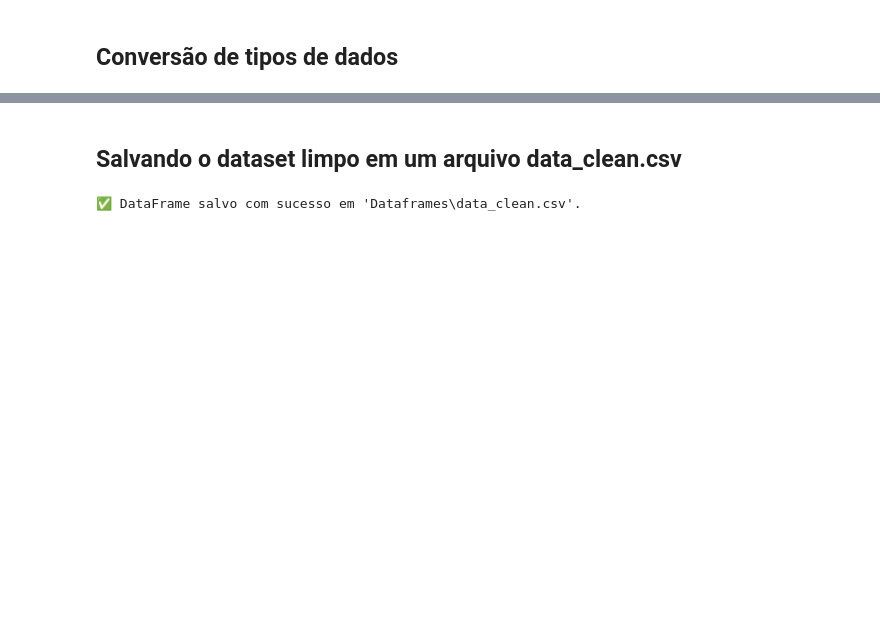
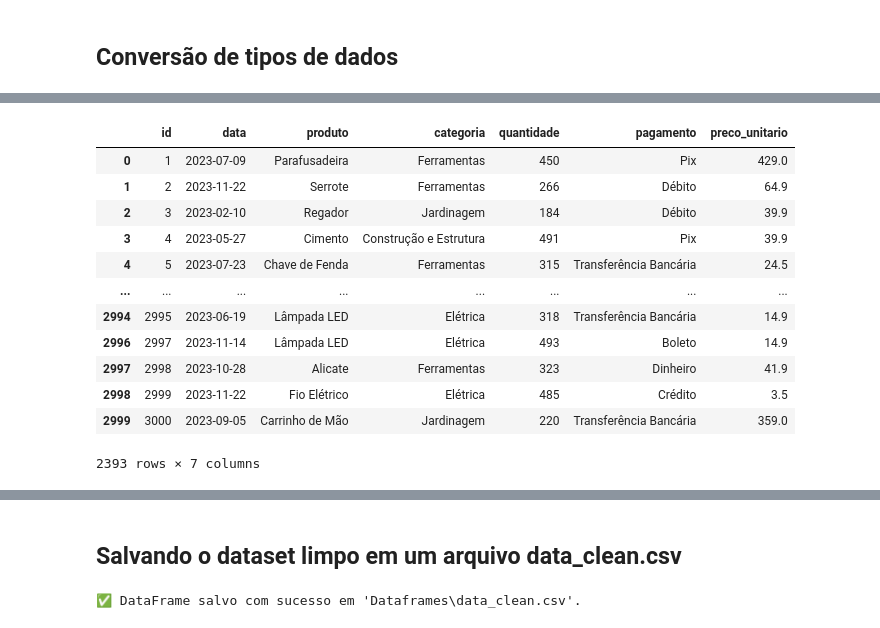
Before and after one commit to RuanSantos-Developer/Teste_Analytics_RuanSantos, a Jupyter notebook: notebooks/limpeza_e_analise.ipynb, the cells around one changed output, grey strips where cells are left out. Drawn from its saved outputs; the diff is of its cells as text; code cells hidden in the pictures; blank space fills up the shorter version.

```diff
--- a/notebooks/limpeza_e_analise.ipynb
+++ b/notebooks/limpeza_e_analise.ipynb
@@ -99,13 +132,15 @@ np.float64(29.126213592233007)
 # %%
-df["Categoria"] = df["Categoria"].fillna("Categoria desconhecida")
+df_limpo["categoria"] = df_limpo["categoria"].fillna("Categoria desconhecida")
 
-df["Pagamento"] = df["Pagamento"].fillna("Não informado")
+df_limpo["pagamento"] = df_limpo["pagamento"].fillna("Não informado")
 
-df["Quantidade"] = df["Quantidade"].fillna(df["Quantidade"].median())
+df_limpo["quantidade"] = df_limpo["quantidade"].fillna(df_limpo["quantidade"].median())
 
-df["Data"] = df["Data"].fillna(df["Data"].mode()[0])
+df_limpo["data"] = df_limpo["data"].fillna(df_limpo["data"].mode()[0])
 
-df["Produto"] = df["Produto"].fillna("Produto não identificado")
+df_limpo["produto"] = df_limpo["produto"].fillna("Produto não identificado")
 
-df["Preço"] = df["Preço"].fillna(df["Preço"].median())
+df_limpo['preco_unitario'] = df_limpo.groupby('produto')['preco_unitario'].transform(
+    lambda x: x.fillna(x.median())
+)
 # %%
@@ -176,9 +179,13 @@ Data columns (total 7 columns):
 dtypes: float64(2), int64(1), object(4)
 memory usage: 164.2+ KB
 # %%
-df_limpo['Data'] = pd.to_datetime(df_limpo['Data'])
-df_limpo['Categoria'] = df_limpo['Categoria'].astype('category')
-df_limpo['Pagamento'] = df_limpo['Pagamento'].astype('category')
+df_limpo['data'] = pd.to_datetime(df_limpo['data'])
+
+df_limpo['categoria'] = df_limpo['categoria'].astype('category')
+
+df_limpo['pagamento'] = df_limpo['pagamento'].astype('category')
+
+df_limpo['quantidade'] = df_limpo['quantidade'].astype('int64')
 # %%
 df_limpo.info()
 # %% [output]
@@ -198,0 +215,16 @@ memory usage: 123.9+ KB
+# %%
+df_limpo[df_limpo['quantidade'] >= 100]
+# %% [output]
+|  | id | data | produto | categoria | quantidade | pagamento | preco_unitario |
+| 0 | 1 | 2023-07-09 | Parafusadeira | Ferramentas | 450 | Pix | 429.0 |
+| 1 | 2 | 2023-11-22 | Serrote | Ferramentas | 266 | Débito | 64.9 |
+| 2 | 3 | 2023-02-10 | Regador | Jardinagem | 184 | Débito | 39.9 |
+| 3 | 4 | 2023-05-27 | Cimento | Construção e Estrutura | 491 | Pix | 39.9 |
+| 4 | 5 | 2023-07-23 | Chave de Fenda | Ferramentas | 315 | Transferência Bancária | 24.5 |
+| ... | ... | ... | ... | ... | ... | ... | ... |
+| 2994 | 2995 | 2023-06-19 | Lâmpada LED | Elétrica | 318 | Transferência Bancária | 14.9 |
+| 2996 | 2997 | 2023-11-14 | Lâmpada LED | Elétrica | 493 | Boleto | 14.9 |
+| 2997 | 2998 | 2023-10-28 | Alicate | Ferramentas | 323 | Dinheiro | 41.9 |
+| 2998 | 2999 | 2023-11-22 | Fio Elétrico | Elétrica | 485 | Crédito | 3.5 |
+| 2999 | 3000 | 2023-09-05 | Carrinho de Mão | Jardinagem | 220 | Transferência Bancária | 359.0 |
+2393 rows × 7 columns
```
Also changed, not shown: parts of 27 cells of this notebook, 9 other files.
